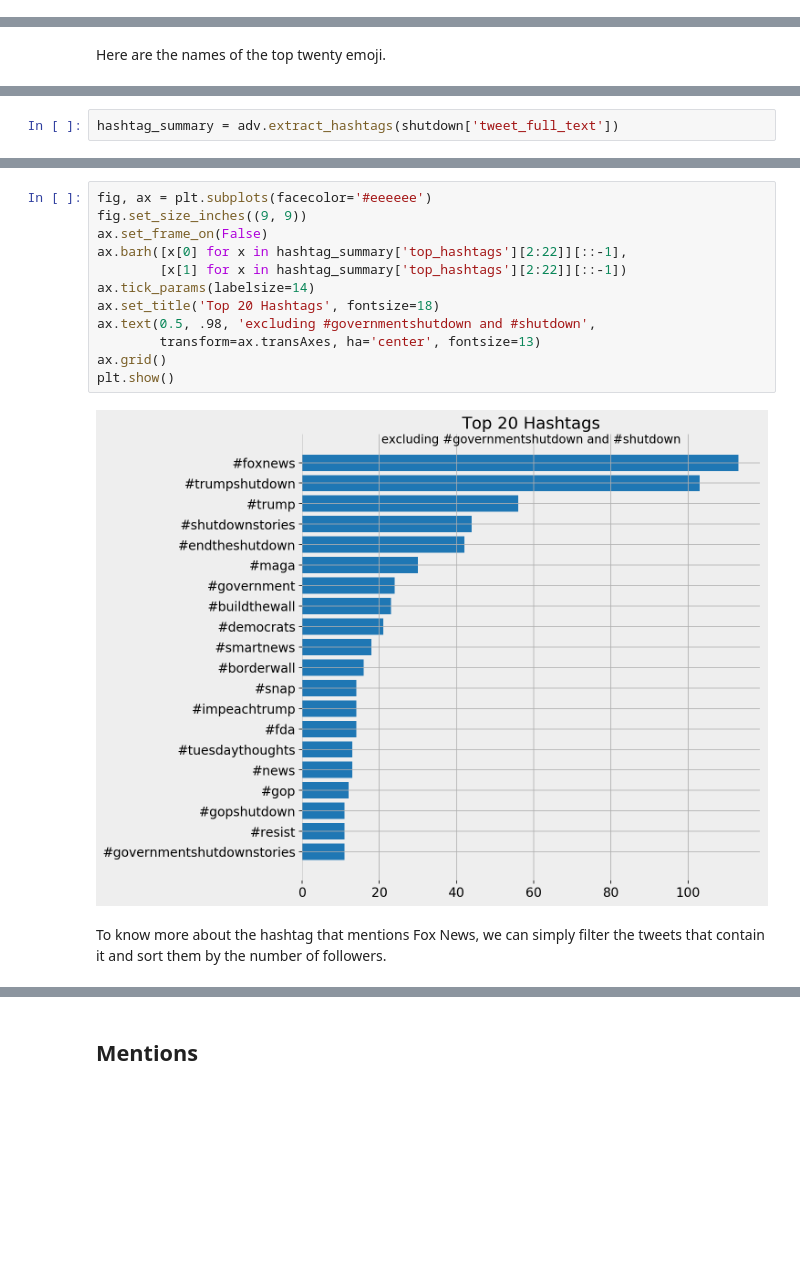
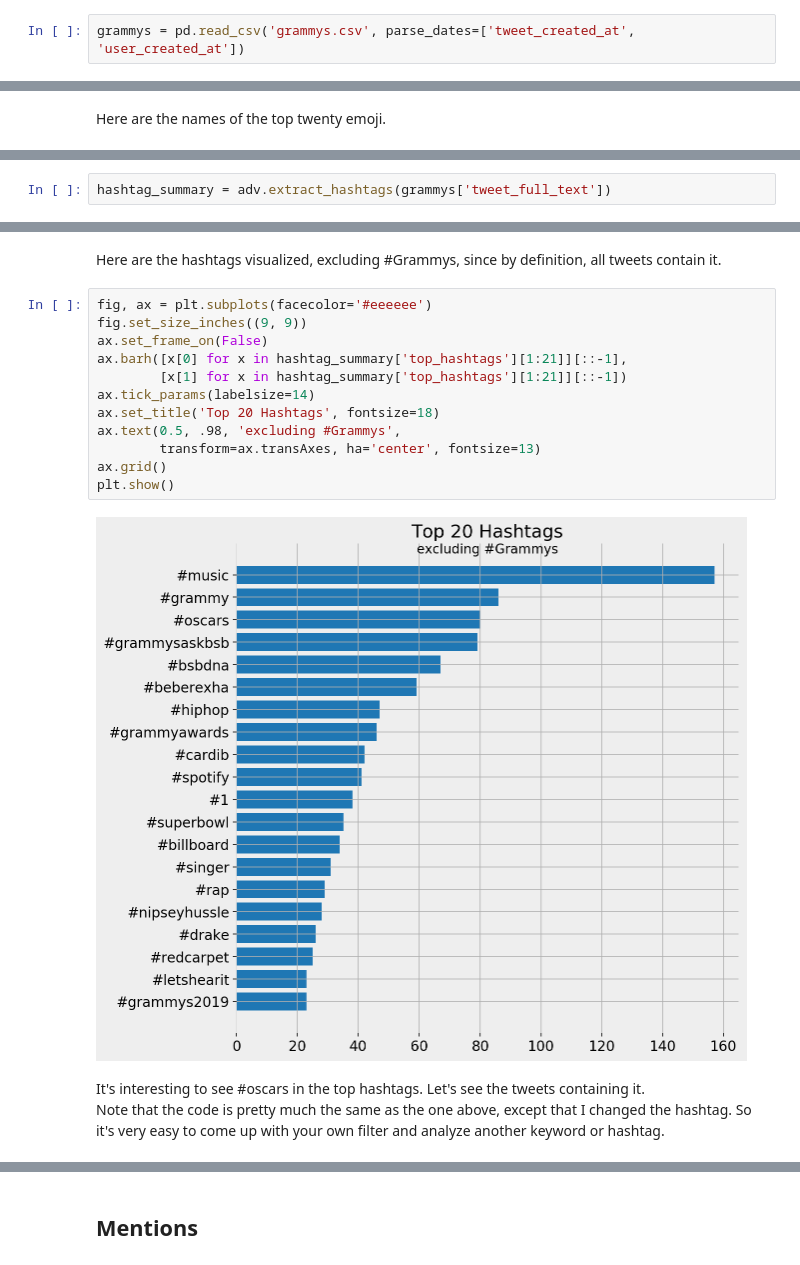
Before and after one commit to eliasdabbas/text_analysis_for_online_marketers, a Jupyter notebook: text_analysis_for_online_marketers.ipynb, the cells around one changed output, grey strips where cells are left out. Drawn from its saved outputs; the diff is of its cells as text; blank space fills up the shorter version.

Commit message:
Change topic to grammys

```diff
--- a/text_analysis_for_online_marketers.ipynb
+++ b/text_analysis_for_online_marketers.ipynb
@@ -135,3 +136,5 @@ The reason I like to remove retweets is that they are mainly repeating what othe
 #                               count=5000, tweet_mode='extended')
+# %%
+grammys = pd.read_csv('grammys.csv', parse_dates=['tweet_created_at', 'user_created_at'])
 # %% [markdown]
 Now we have our DataFrame so let's start by exploring it a little.
@@ -522,5 +500,5 @@ We do the same with hashtags.
 # %%
-hashtag_summary = adv.extract_hashtags(shutdown['tweet_full_text'])
+hashtag_summary = adv.extract_hashtags(grammys['tweet_full_text'])
 # %%
 hashtag_summary['overview']
 # %% [output]
@@ -587,17 +572,20 @@ Here are the hashtags visualized, excluding the expected ones.
+# %% [markdown]
+Here are the hashtags visualized, excluding #Grammys, since by definition, all tweets contain it.
 # %%
 fig, ax = plt.subplots(facecolor='#eeeeee')
 fig.set_size_inches((9, 9))
 ax.set_frame_on(False)
-ax.barh([x[0] for x in hashtag_summary['top_hashtags'][2:22]][::-1],
-        [x[1] for x in hashtag_summary['top_hashtags'][2:22]][::-1])
+ax.barh([x[0] for x in hashtag_summary['top_hashtags'][1:21]][::-1],
+        [x[1] for x in hashtag_summary['top_hashtags'][1:21]][::-1])
 ax.tick_params(labelsize=14)
 ax.set_title('Top 20 Hashtags', fontsize=18)
-ax.text(0.5, .98, 'excluding #governmentshutdown and #shutdown',
+ax.text(0.5, .98, 'excluding #Grammys',
         transform=ax.transAxes, ha='center', fontsize=13)
 ax.grid()
 plt.show()
 # %% [output]
-[figure, old version]
+[figure, new version]
-# %% [markdown]
-To know more about the hashtag that mentions Fox News, we can simply filter the tweets that contain it and sort them by the number of followers.
+# %% [markdown]
+It's interesting to see #oscars in the top hashtags. Let's see the tweets containing it.
+Note that the code is pretty much the same as the one above, except that I changed the hashtag. So it's very easy to come up with your own filter and analyze another keyword or hashtag.
 # %%
```
Also changed, not shown: parts of 83 cells of this notebook, 3 other files.
